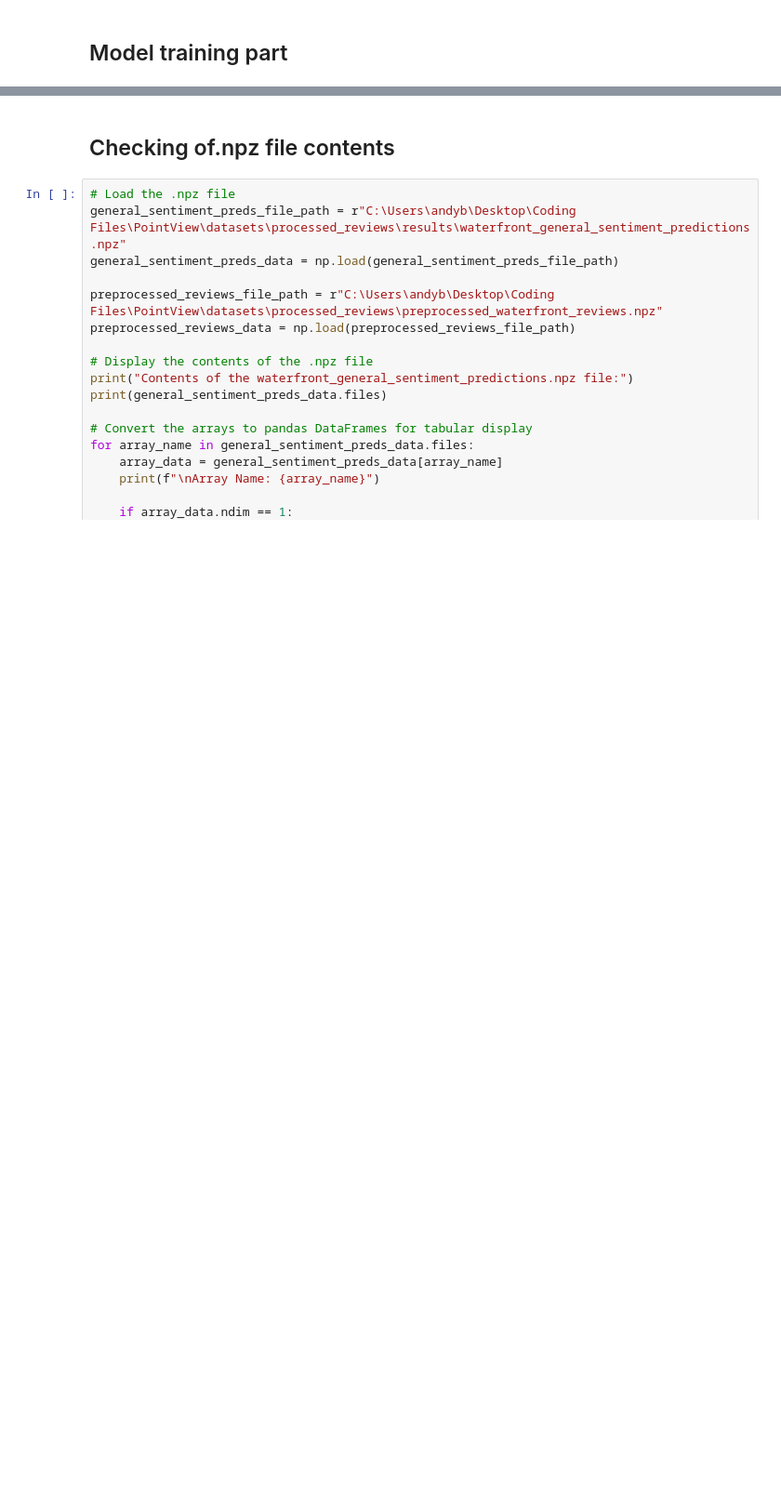
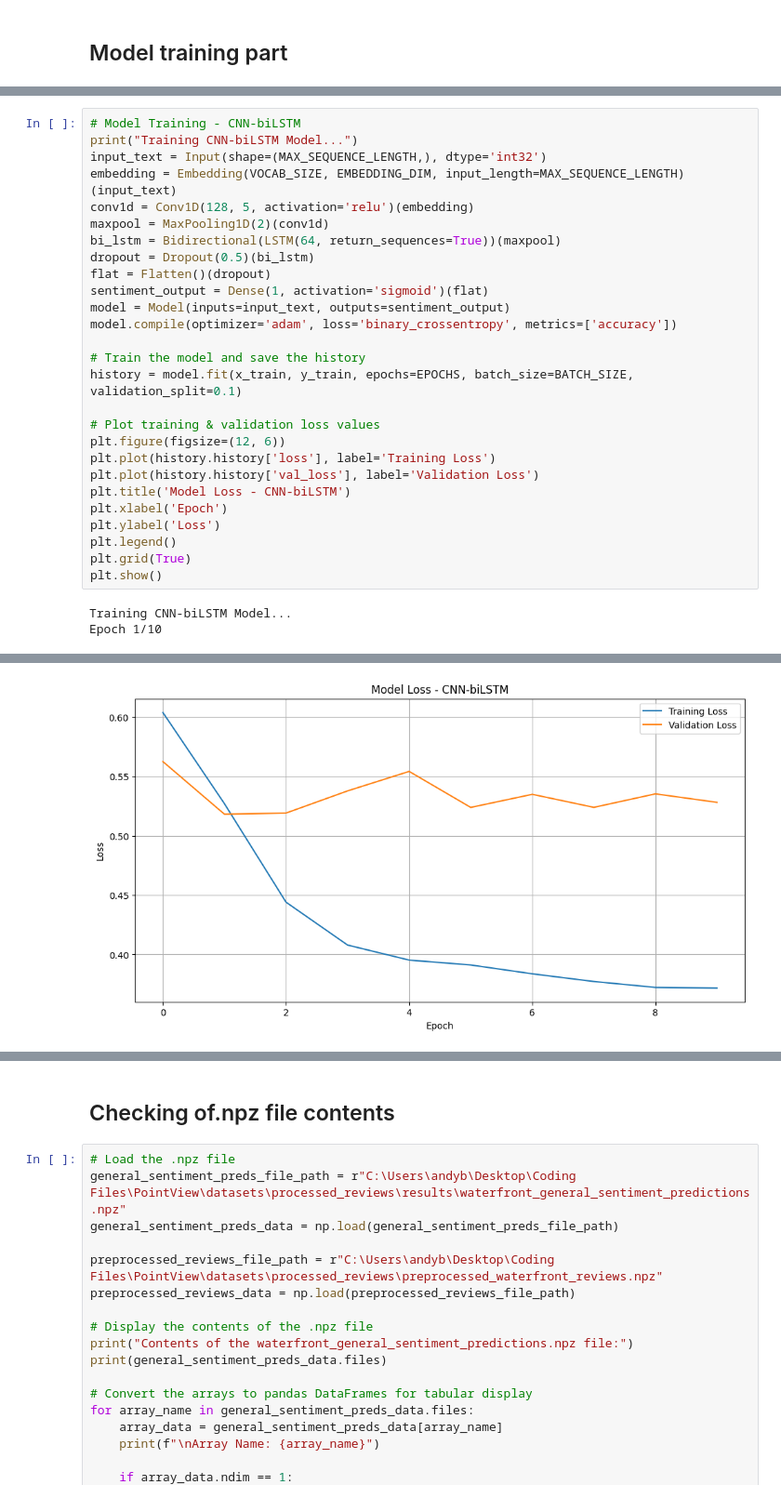
Before and after one commit to sanashii/pointview, a Jupyter notebook: sentiment analysis/cnn_bilstm_model.ipynb, the cells around one changed output, grey strips where cells are left out. Shown at 93% size. Cells and saved outputs as stored; diff of their text form; blank space fills up the shorter version.

Commit message:
updates on cnn-bilstm & bilstm models

```diff
--- a/sentiment analysis/cnn_bilstm_model.ipynb
+++ b/sentiment analysis/cnn_bilstm_model.ipynb
@@ -374,0 +311,30 @@ No negative reviews identified.
+# %%
+# Model Training - CNN-biLSTM
+print("Training CNN-biLSTM Model...")
+input_text = Input(shape=(MAX_SEQUENCE_LENGTH,), dtype='int32')
+embedding = Embedding(VOCAB_SIZE, EMBEDDING_DIM, input_length=MAX_SEQUENCE_LENGTH)(input_text)
+conv1d = Conv1D(128, 5, activation='relu')(embedding)
+maxpool = MaxPooling1D(2)(conv1d)
+bi_lstm = Bidirectional(LSTM(64, return_sequences=True))(maxpool)
+dropout = Dropout(0.5)(bi_lstm)
+flat = Flatten()(dropout)
+sentiment_output = Dense(1, activation='sigmoid')(flat)
+model = Model(inputs=input_text, outputs=sentiment_output)
+model.compile(optimizer='adam', loss='binary_crossentropy', metrics=['accuracy'])
+
+# Train the model and save the history
+history = model.fit(x_train, y_train, epochs=EPOCHS, batch_size=BATCH_SIZE, validation_split=0.1)
+
+# Plot training & validation loss values
+plt.figure(figsize=(12, 6))
+plt.plot(history.history['loss'], label='Training Loss')
+plt.plot(history.history['val_loss'], label='Validation Loss')
+plt.title('Model Loss - CNN-biLSTM')
+plt.xlabel('Epoch')
+plt.ylabel('Loss')
+plt.legend()
+plt.grid(True)
+plt.show()
+# %% [output]
+Training CNN-biLSTM Model...
+Epoch 1/10
@@ -374,0 +360 @@ No negative reviews identified.
+[figure, added]
```
Also changed, not shown: parts of 11 cells of this notebook, 3 other files.
